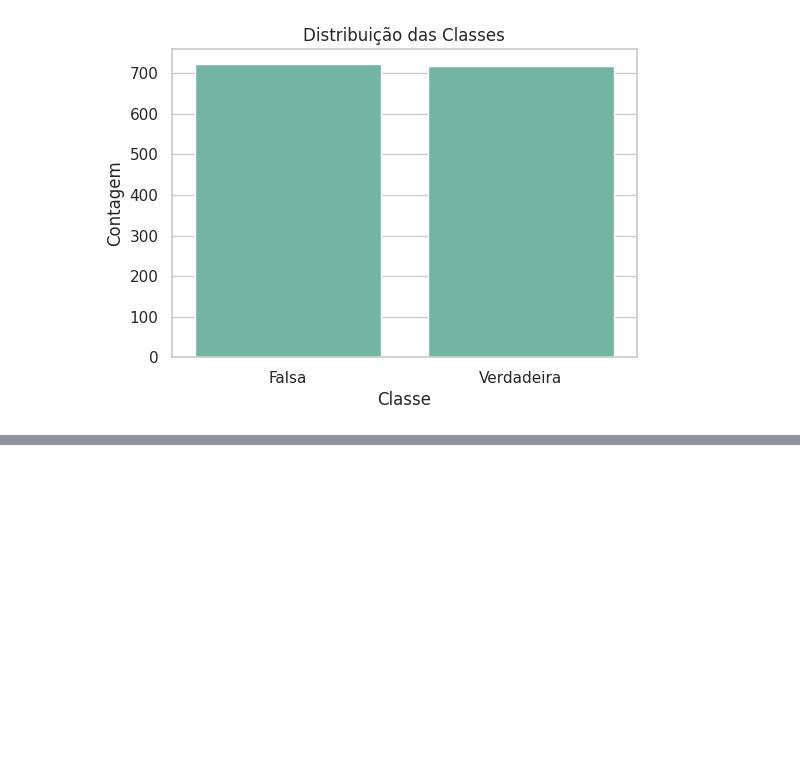
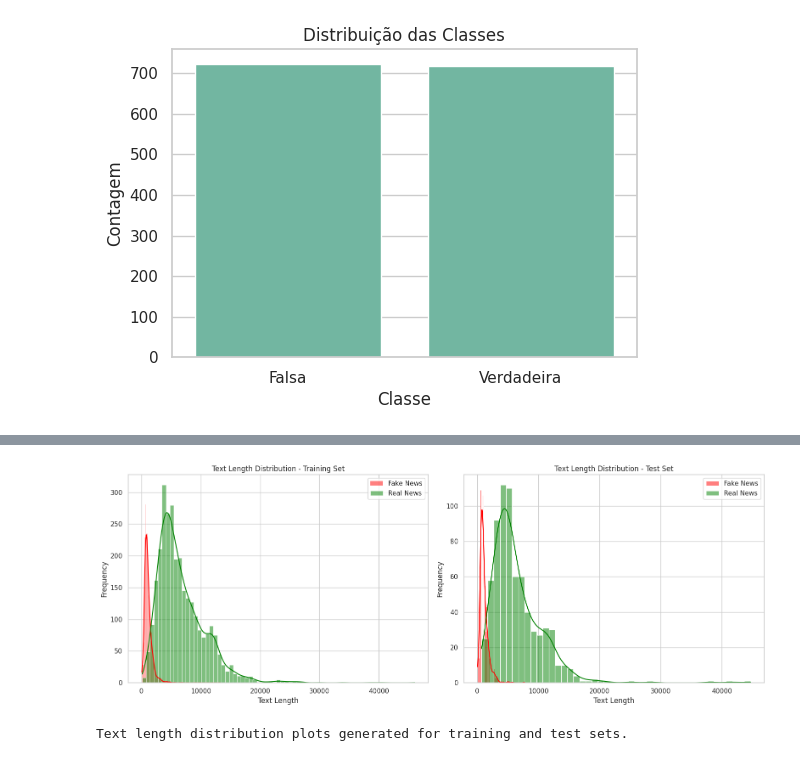
Before and after one commit to Gui-Rigaud/fake-news-detection, a Jupyter notebook: Detecção_de_Fake_News_Projeto_CIN0144.ipynb, the cells around one changed output, grey strips where cells are left out. Drawn from its saved outputs; the diff is of its cells as text; code cells hidden in the pictures; blank space fills up the shorter version.

Commit message:
feat: add more data analysis such as word clouds, length and counts for each class and beggining the feature extraction

```diff
--- a/Detecção_de_Fake_News_Projeto_CIN0144.ipynb
+++ b/Detecção_de_Fake_News_Projeto_CIN0144.ipynb
@@ -169,0 +167,8 @@ Name: count, dtype: int64
+# %%
+df_train['text_length'] = df_train['content'].apply(len)
+df_test['text_length'] = df_test['content'].apply(len)
+
+print("Added 'text_length' column to df_train. Head of df_train:")
+print(df_train.head())
+print("\nAdded 'text_length' column to df_test. Head of df_test:")
+print(df_test.head())
@@ -169,0 +193,30 @@ Name: count, dtype: int64
+# %%
+df_train_fake = df_train[df_train['label'] == 0]
+df_train_real = df_train[df_train['label'] == 1]
+
+df_test_fake = df_test[df_test['label'] == 0]
+df_test_real = df_test[df_test['label'] == 1]
+
+fig, axes = plt.subplots(1, 2, figsize=(16, 6))
+
+sns.histplot(df_train_fake['text_length'], color="red", label="Fake News", kde=True, ax=axes[0])
+sns.histplot(df_train_real['text_length'], color="green", label="Real News", kde=True, ax=axes[0])
+axes[0].set_title('Text Length Distribution - Training Set')
+axes[0].set_xlabel('Text Length')
+axes[0].set_ylabel('Frequency')
+axes[0].legend()
+
+sns.histplot(df_test_fake['text_length'], color="red", label="Fake News", kde=True, ax=axes[1])
+sns.histplot(df_test_real['text_length'], color="green", label="Real News", kde=True, ax=axes[1])
+axes[1].set_title('Text Length Distribution - Test Set')
+axes[1].set_xlabel('Text Length')
+axes[1].set_ylabel('Frequency')
+axes[1].legend()
+
+plt.tight_layout()
+plt.show()
+
+print("Text length distribution plots generated for training and test sets.")
+# %% [output]
+[figure, added]
+Text length distribution plots generated for training and test sets.
```
Also changed, not shown: parts of 27 cells of this notebook.
